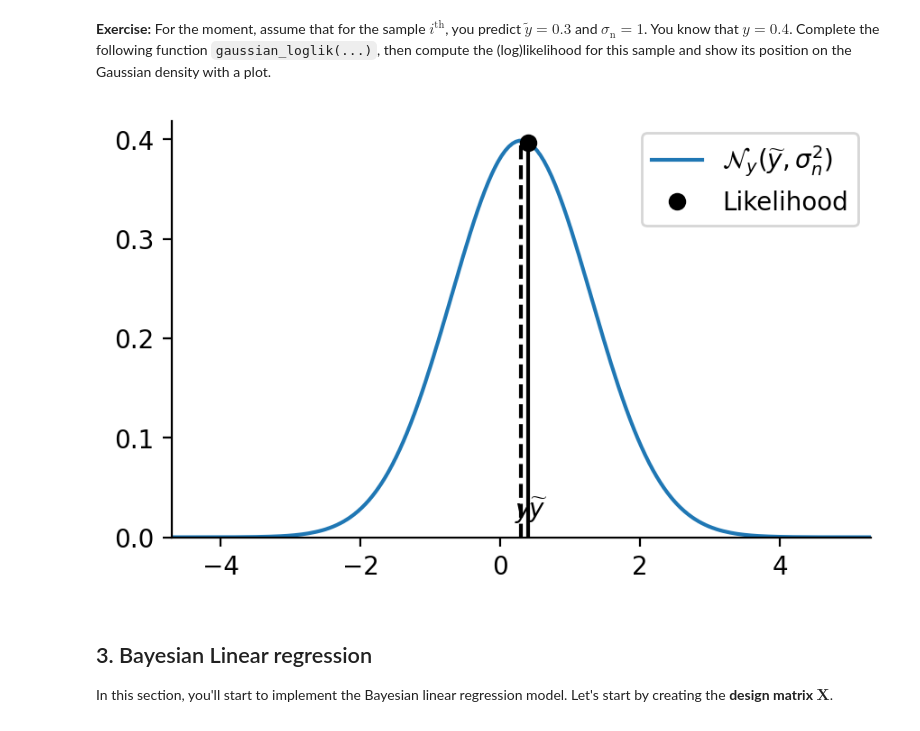
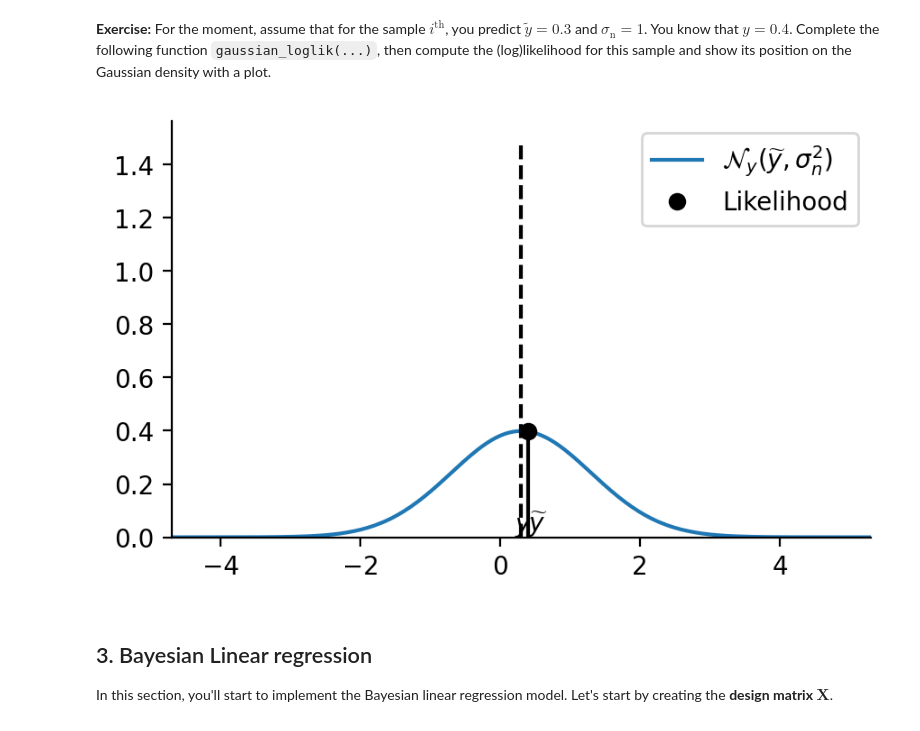
Before and after one commit to Codex1er/asi-labs, a Jupyter notebook: lab_week1-public/Bayesian_Linear_Regression.ipynb, the cells around one changed output. Drawn from its saved outputs; the diff is of its cells as text; code cells hidden in the pictures.

```diff
--- a/lab_week1-public/Bayesian_Linear_Regression.ipynb
+++ b/lab_week1-public/Bayesian_Linear_Regression.ipynb
@@ -124,37 +110,37 @@ You know that $y = 0.4$.
 Complete the following function `gaussian_loglik(...)`, then compute the (log)likelihood for this sample and show its position on the Gaussian density with a plot.
 # %%
 def gaussian_loglik(y, y_tilde, sn2):
-    return lognormal(y, y_tilde, sn2)
+    return np.exp(lognormal(y, y_tilde, sn2))
 
 
 def plot_gaussian(mu, var, plot_log=False, **kwargs):
     """A simple util to plot a gaussian pdf"""
     x = np.linspace(mu - 5 * np.sqrt(var), mu + 5 * np.sqrt(var), 200)
     y = lognormal(x, mu, var) if plot_log else np.exp(lognormal(x, mu, var))
     ax = kwargs.pop("ax", plt.gca())
     ax.plot(x, y, **kwargs)
     return ax
 
 
 y_obs =   0.4
 y_tilde =   0.3
 sn2 =   1
 sample_ll =  lognormal(y_obs, y_tilde, sn2)
 
 fig, ax = plt.subplots(figsize=[5, 3])
 plot_gaussian(y_tilde, sn2, ax=ax, label=r"$\mathcal{N}_y(\widetilde{y}, \sigma_n^2)$")
 ax.vlines(y_obs, 0, np.exp(sample_ll), color="k")
 ax.vlines(
     y_tilde, 0, np.exp(gaussian_loglik(y_tilde, y_tilde, sn2)), ls="--", color="k"
 )
 ax.plot(y_obs, np.exp(sample_ll), "ok", label=r"Likelihood")
 ax.text(y_tilde + 0.1, 0.02, r"$\widetilde{y}$")
 ax.text(y_obs - 0.2, 0.02, r"$y$")
 ax.set_ylim(0)
 ax.legend()
 plt.show()
 # %% [output]
-[figure, old version]
+[figure, new version]
 # %% [markdown]
 ## 3. Bayesian Linear regression
 
```
Also changed, not shown: parts of 8 cells of this notebook, 3 other files.
